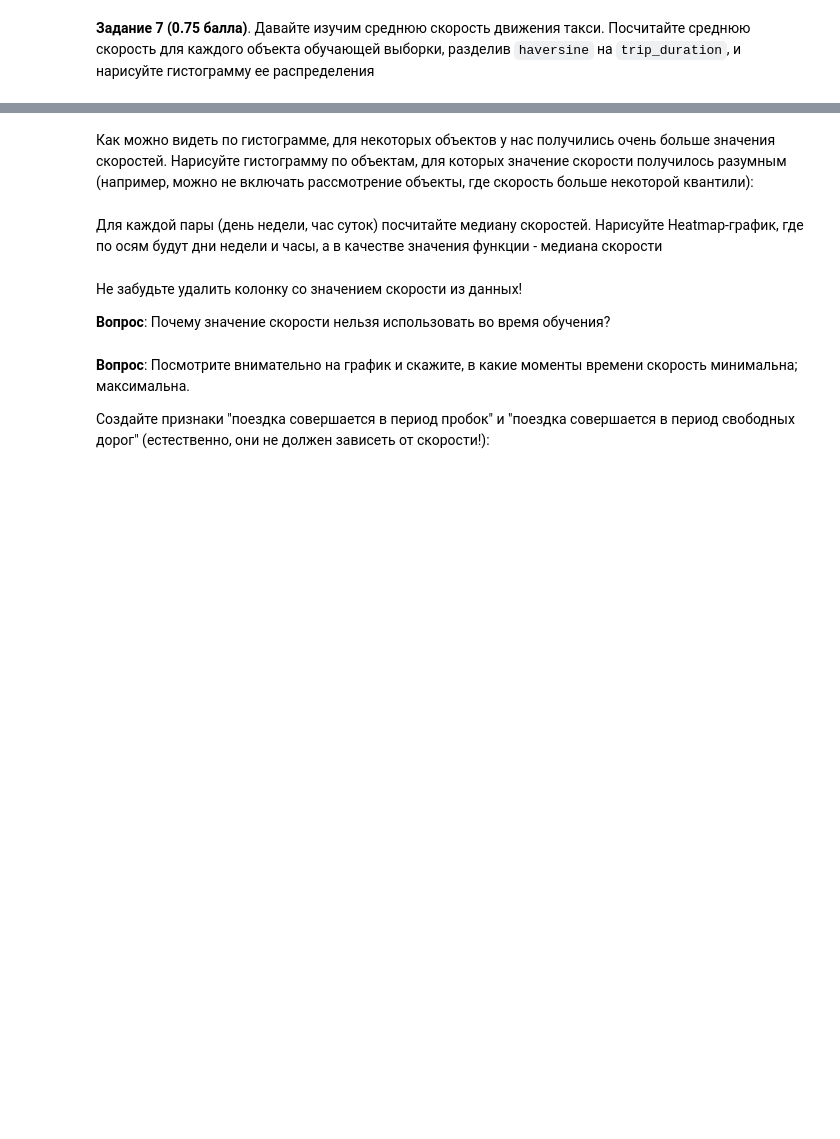
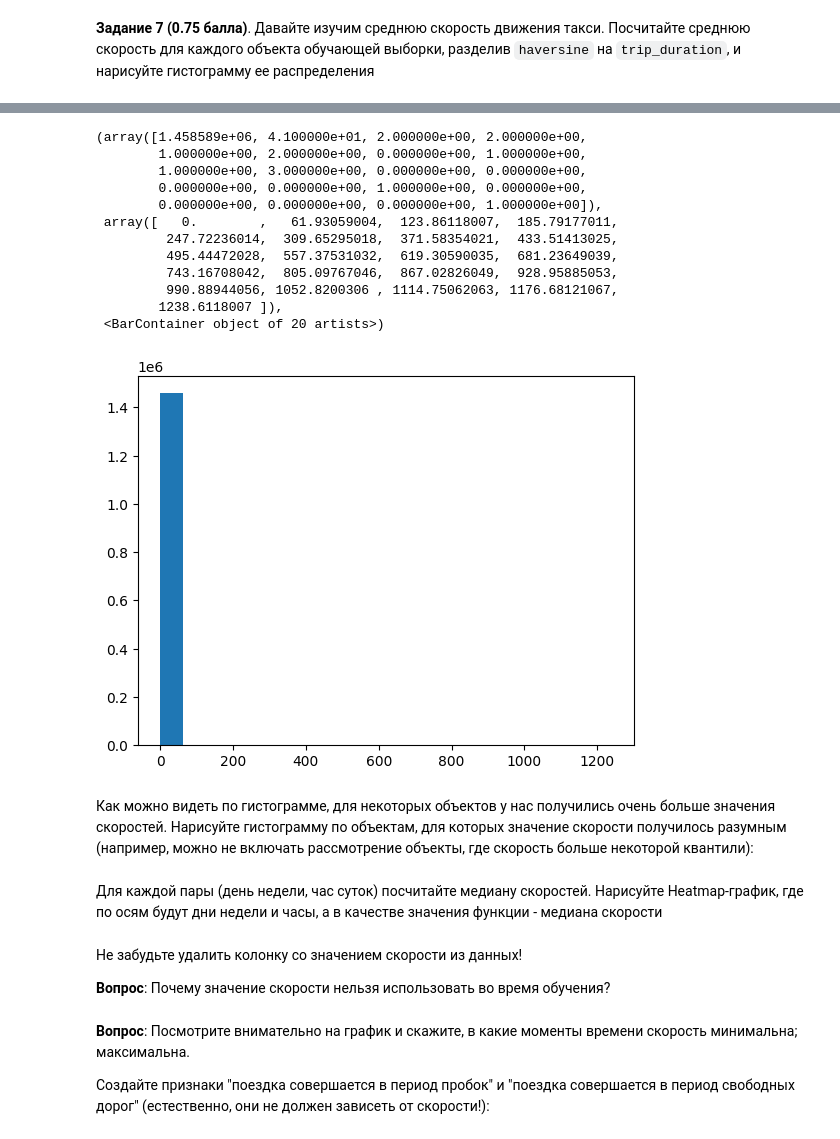
Before and after one commit to Uralbeckins/ML-Sokolov-Course, a Jupyter notebook: homework_practice_02_linregr.ipynb, the cells around one changed output, grey strips where cells are left out. Cells and saved outputs as stored; diff of their text form; code cells hidden in the pictures; blank space fills up the shorter version.

```diff
--- a/homework_practice_02_linregr.ipynb
+++ b/homework_practice_02_linregr.ipynb
@@ -339,0 +410,2 @@ show_circles_on_map(your_lat_values, your_lon_values, color="midnightblue")
+# %%
+df['v_avg'] = df['haversine_distance'] / (df['log_trip_duration'] / 3600 + 1)
@@ -340,3 +424,19 @@ show_circles_on_map(your_lat_values, your_lon_values, color="midnightblue")
+# %%
+plt.hist(df['v_avg'], bins=20)
+# %% [output]
+(array([1.458589e+06, 4.100000e+01, 2.000000e+00, 2.000000e+00,
+        1.000000e+00, 2.000000e+00, 0.000000e+00, 1.000000e+00,
+        1.000000e+00, 3.000000e+00, 0.000000e+00, 0.000000e+00,
+        0.000000e+00, 0.000000e+00, 1.000000e+00, 0.000000e+00,
+        0.000000e+00, 0.000000e+00, 0.000000e+00, 1.000000e+00]),
+ array([   0.        ,   61.93059004,  123.86118007,  185.79177011,
+         247.72236014,  309.65295018,  371.58354021,  433.51413025,
+         495.44472028,  557.37531032,  619.30590035,  681.23649039,
+         743.16708042,  805.09767046,  867.02826049,  928.95885053,
+         990.88944056, 1052.8200306 , 1114.75062063, 1176.68121067,
+        1238.6118007 ]),
+ <BarContainer object of 20 artists>)
+[figure, added]
 # %% [markdown]
 Как можно видеть по гистограмме, для некоторых объектов у нас получились очень больше значения скоростей. Нарисуйте гистограмму по объектам, для которых значение скорости получилось разумным (например, можно не включать рассмотрение объекты, где скорость больше некоторой квантили):
 # %%
```
Also changed, not shown: parts of 20 cells of this notebook.
